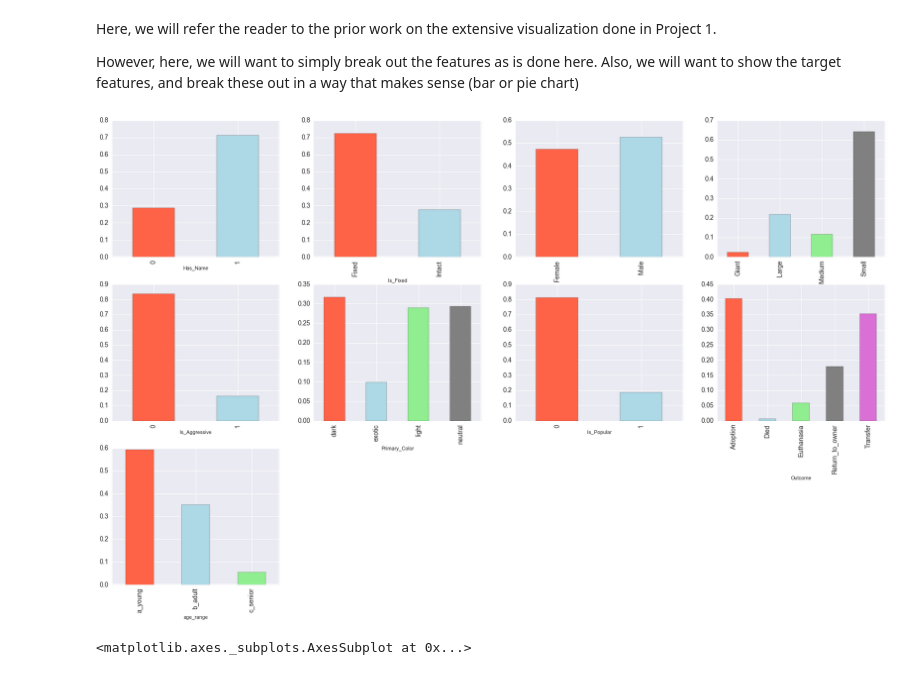
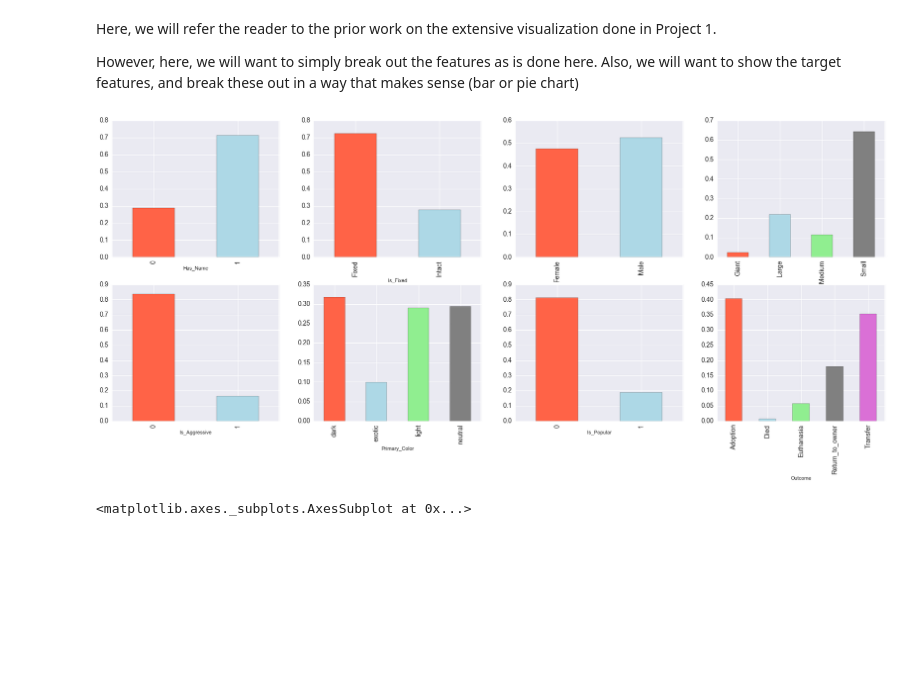
Before and after one commit to mg826/Data_Mining, a Jupyter notebook: Lab2_Animal_Outcomes/Project2_Classification_Evaluation.ipynb, the cells around one changed output. Saved outputs shown, nothing was run; the diff lists cells and outputs as text; code cells hidden in the pictures; blank space fills up the shorter version.

```diff
--- a/Lab2_Animal_Outcomes/Project2_Classification_Evaluation.ipynb
+++ b/Lab2_Animal_Outcomes/Project2_Classification_Evaluation.ipynb
@@ -64,8 +64,8 @@ from matplotlib import pyplot as plt
 import seaborn as sns
 %matplotlib inline
 # %%
-df = pd.read_csv('~/desktop/train.csv')
-breedMap = pd.read_csv('~/desktop/breed_size.csv')
+df = pd.read_csv('train.csv')
+breedMap = pd.read_csv('breed_size.csv')
 breedMap['Size'] = breedMap.Size.apply(lambda x: x.strip())
 # %% [markdown]
 
@@ -331,15 +317,19 @@ However, here, we will want to simply break out the features as is done here. Al
 # %%
 import matplotlib
 
-features = ['Has_Name','Is_Fixed','Gender','Size','Is_Aggressive','Primary_Color', 'Is_Popular','Outcome','age_range']
+#####
+# Removing age_range from the visualization here
+#####
+
+features = ['Has_Name','Is_Fixed','Gender','Size','Is_Aggressive','Primary_Color', 'Is_Popular','Outcome']
 
 plt.figure(figsize=(30,18))
 for index, feature in enumerate(features):
     plt.subplot(3, 4, index +1)
     groups = df.groupby(feature)['Outcome'].count()/len(df)
     ax = groups.plot(kind = 'bar', color =['tomato','lightblue','lightgreen','gray','orchid'], fontsize=14)
 # %% [output]
-[figure, old version]
+[figure, new version]
 # %%
 df.Type.value_counts().plot(kind='pie', autopct='%1d%%', colors = ['g', 'c'])
 # %% [output]
```
Also changed, not shown: parts of 20 cells of this notebook.
